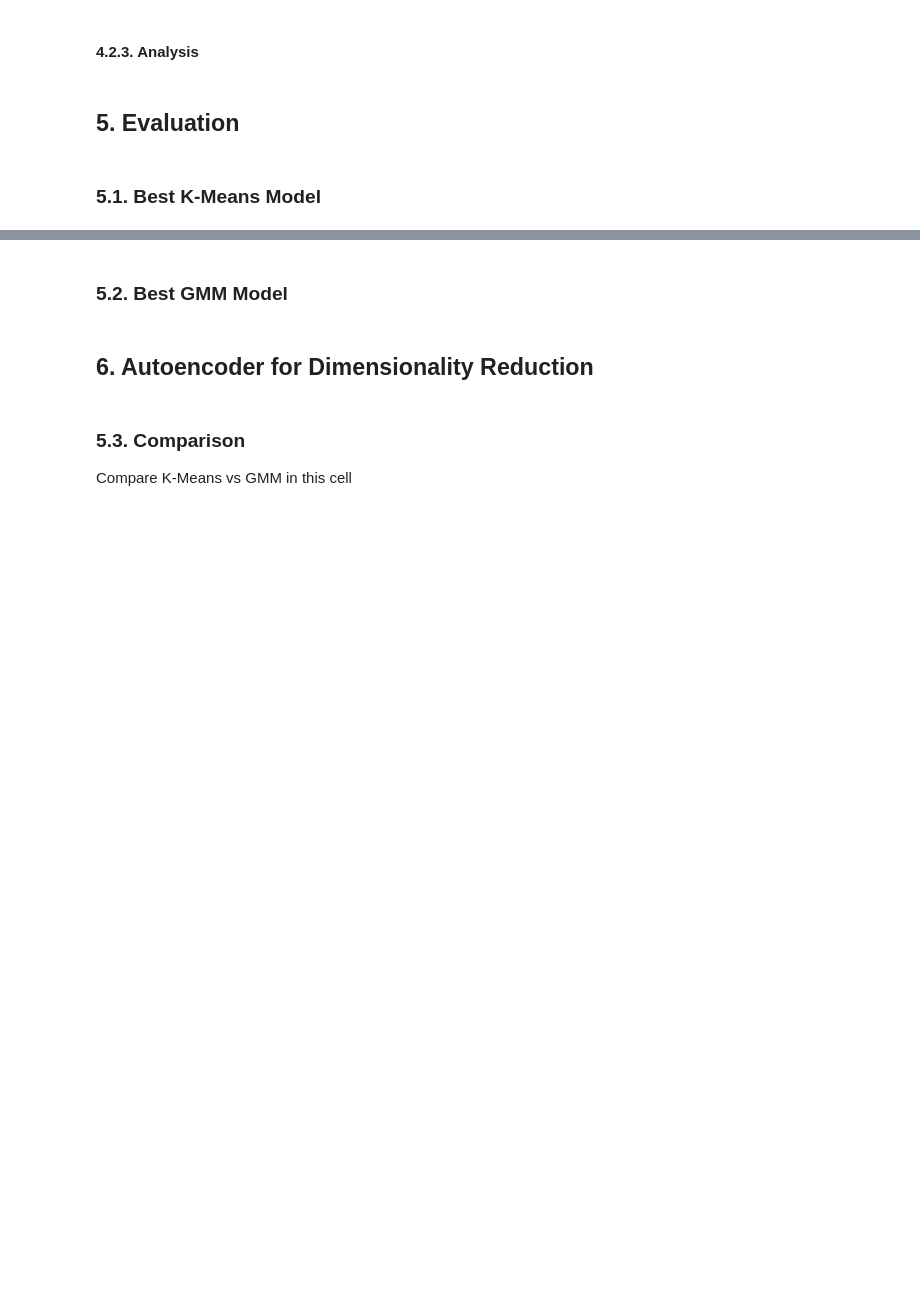
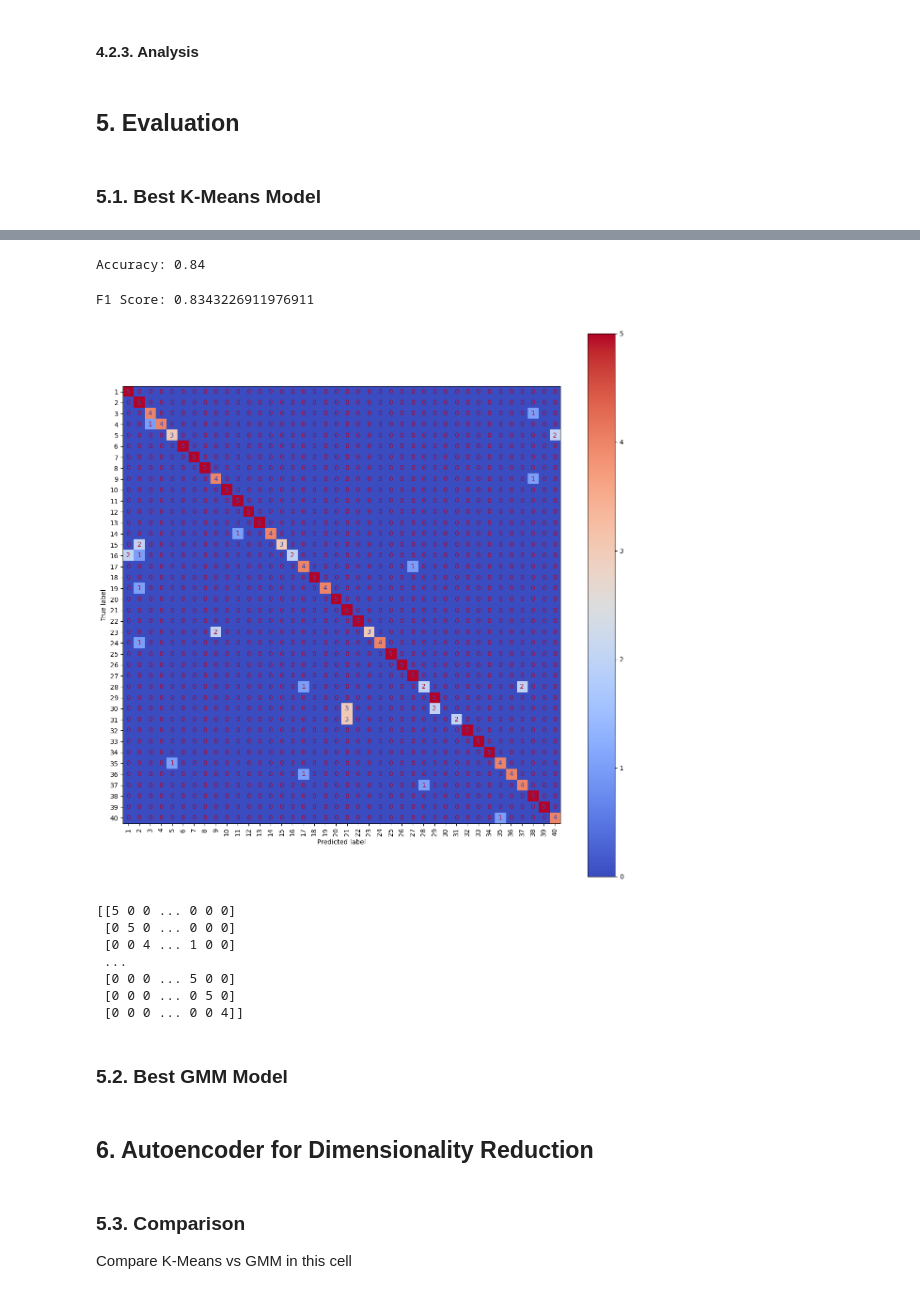
Before and after one commit to nouranKhalil/Face-Recognition, a Jupyter notebook: Face Recognition.ipynb, the cells around one changed output, grey strips where cells are left out. Drawn from its saved outputs; the diff is of its cells as text; code cells hidden in the pictures; blank space fills up the shorter version.

Commit message:
add the evalution part for K means

```diff
--- a/Face Recognition.ipynb
+++ b/Face Recognition.ipynb
@@ -478,4 +506,30 @@ print(best_k_means.accuracy)
 {'k': [60], 'alpha': [0.9], 'accuracy': [np.float64(0.845)]}
+# %%
+acc = accuracy_score(y_test, best_k_means.y_predict)
+print(f"Accuracy: {acc:.2f}")
+# %% [output]
+Accuracy: 0.84
+# %%
+
+f1 = f1_score(y_test, best_k_means.y_predict, average='macro')
+print(f"F1 Score: {f1}")
+# %% [output]
+F1 Score: 0.8343226911976911
+# %%
+cm = confusion_matrix(y_test, best_k_means.y_predict, labels=range(1, 41))
+fig, ax = plt.subplots(figsize=(15, 15))
+disp = ConfusionMatrixDisplay(confusion_matrix=cm, display_labels=range(1, 41))
+disp.plot(cmap='coolwarm', xticks_rotation = 90, ax=ax)
+plt.show()
+# %% [output]
+[figure, added]
+[[5 0 0 ... 0 0 0]
+ [0 5 0 ... 0 0 0]
+ [0 0 4 ... 1 0 0]
+ ...
+ [0 0 0 ... 5 0 0]
+ [0 0 0 ... 0 5 0]
+ [0 0 0 ... 0 0 4]]
 # %% [markdown]
 ### 5.2. Best GMM Model
 # %% [markdown]
```
Also changed, not shown: parts of 8 cells of this notebook.
